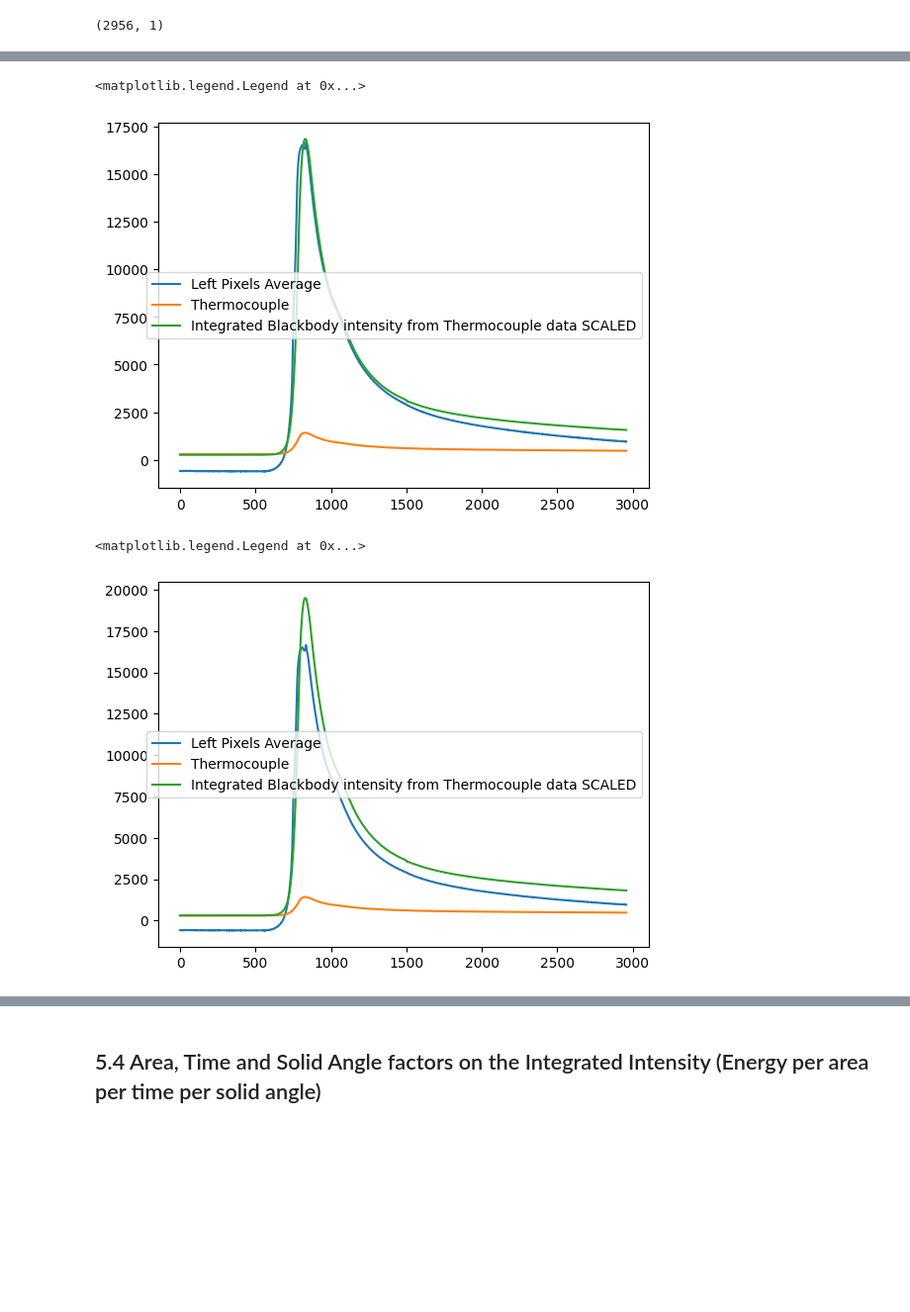
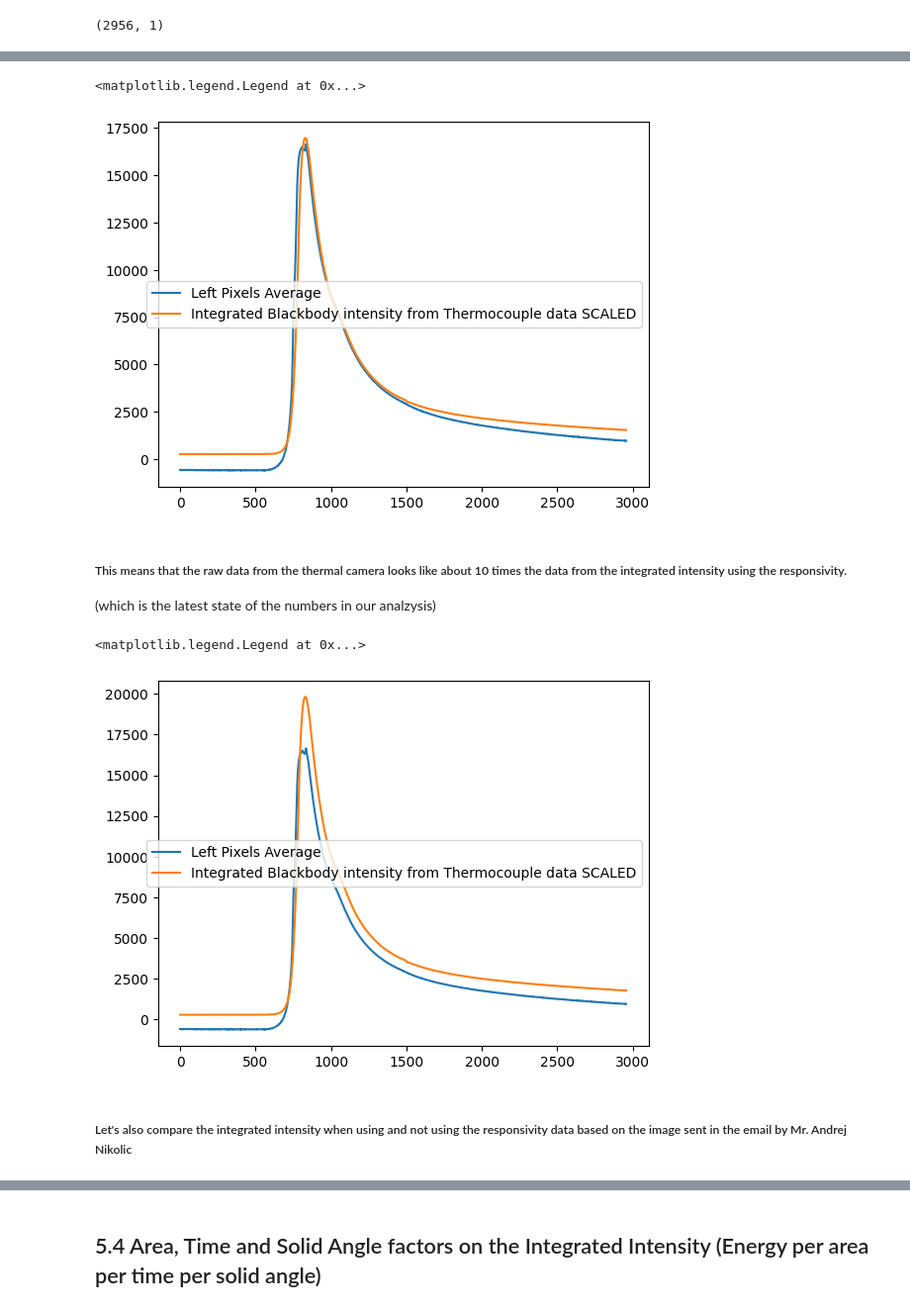
Before and after one commit to KaushalTimilsina/ResearchProject, a Jupyter notebook: Integration.ipynb, the cells around one changed output, grey strips where cells are left out. Shown at 99% size. Cells and saved outputs as stored; diff of their text form; code cells hidden in the pictures; blank space fills up the shorter version.

```diff
--- a/Integration.ipynb
+++ b/Integration.ipynb
@@ -3903,7 +3907,9 @@ def trapezoidal_multiplier_w_responsivity(f_s, responsivity_tuples):
     # For each of the functions, multiply the value of the functions at x_0 together,
     # Then add that value to the sum as the trapezoidal function would do.
     for one_such_f in f_s:
-        prod = prod * (one_such_f(x_0)) * responsivity_tuples[0][1]
+        prod = prod * (one_such_f(x_0))
+    # Multiply the responsivity outside the above loop, so that the mulitplication by responsivity is only done once
+    prod = prod  * responsivity_tuples[0][1]
     sum += prod/2.0
 
     # For x_1 to x_{N-1}
@@ -3912,13 +3918,17 @@ def trapezoidal_multiplier_w_responsivity(f_s, responsivity_tuples):
 
         prod = 1.0
         for one_such_f in f_s:
-            prod = prod * (one_such_f(x_k)) * responsivity_tuples[i][1]
+            prod = prod * (one_such_f(x_k))
+        # Multiply the responsivity outside the above loop, so that the mulitplication by responsivity is only done once
+        prod = prod * responsivity_tuples[i][1]
         sum += prod
 
     # For x_N
     prod = 1.0
     for one_such_f in f_s:
-        prod = prod * (one_such_f(x_N)) * responsivity_tuples[-1][1]
+        prod = prod * (one_such_f(x_N))
+    # Multiply the responsivity outside the above loop, so that the mulitplication by responsivity is only done once
+    prod = prod * responsivity_tuples[-1][1]
     sum += prod/2.0
 
     sum = sum * delta_x
@@ -4716,10 +4813,10 @@ plt.plot(np.linspace(0,np.shape(Cam_data_10_cm_min_Left_tc_Left_px_mean_SYNC_TC1
 #plt.plot(np.linspace(0,np.shape(Cam_data_10_cm_min_Left_tc_Right_px_mean_SYNC_TC1_10)[0], np.shape(Cam_data_10_cm_min_Left_tc_Right_px_mean_SYNC_TC1_10)[0]),Cam_data_10_cm_min_Left_tc_Right_px_mean_SYNC_TC1_10, label='Right Pixels Average')
 #plt.plot(np.linspace(0,np.shape(Cam_data_10_cm_min_Left_tc_Below_px_mean_SYNC_TC1_10)[0], np.shape(Cam_data_10_cm_min_Left_tc_Below_px_mean_SYNC_TC1_10)[0]),Cam_data_10_cm_min_Left_tc_Below_px_mean_SYNC_TC1_10, label='Below Pixels Average')
 
-plt.plot(np.linspace(0,np.shape(T_couple1_10_cm_min_SYNC_cam_10LL)[0], np.shape(T_couple1_10_cm_min_SYNC_cam_10LL)[0]),T_couple1_10_cm_min_SYNC_cam_10LL, label='Thermocouple')
+#plt.plot(np.linspace(0,np.shape(T_couple1_10_cm_min_SYNC_cam_10LL)[0], np.shape(T_couple1_10_cm_min_SYNC_cam_10LL)[0]),T_couple1_10_cm_min_SYNC_cam_10LL, label='Thermocouple')
 
 plt.plot(np.linspace(0,np.shape(Matrix_integrated_non_blackbody_intensity_w_responsivity_flattened_scaled)[0], np.shape(Matrix_integrated_non_blackbody_intensity_w_responsivity_flattened_scaled)[0]),Matrix_integrated_non_blackbody_intensity_w_responsivity_flattened_scaled, label='Integrated Blackbody intensity from Thermocouple data SCALED')
 plt.legend(loc='right')
 # %% [output]
 <matplotlib.legend.Legend at 0x...>
-[figure, old version]
+[figure, new version]
@@ -4728,16 +4823,24 @@ Matrix_integrated_non_blackbody_intensity_w_responsivity_flattened_scaled = Matr
+# %% [markdown]
+##### This means that the raw data from the thermal camera looks like about 10 times the data from the integrated intensity using the responsivity.
+(which is the latest state of the numbers in our analzysis)
+# %%
+# Let's scale the data such that the gap between the curves looks constant (for considering shifts in raw thermal camera data)
+Matrix_integrated_non_blackbody_intensity_w_responsivity_flattened_scaled = Matrix_integrated_non_blackbody_intensity_w_responsivity_flattened * 7
 # %%
 # Let's see what the values look like
 plt.plot(np.linspace(0,np.shape(Cam_data_10_cm_min_Left_tc_Left_px_mean_SYNC_TC1_10)[0], np.shape(Cam_data_10_cm_min_Left_tc_Left_px_mean_SYNC_TC1_10)[0]),Cam_data_10_cm_min_Left_tc_Left_px_mean_SYNC_TC1_10, label='Left Pixels Average')
 #plt.plot(np.linspace(0,np.shape(Cam_data_10_cm_min_Left_tc_Right_px_mean_SYNC_TC1_10)[0], np.shape(Cam_data_10_cm_min_Left_tc_Right_px_mean_SYNC_TC1_10)[0]),Cam_data_10_cm_min_Left_tc_Right_px_mean_SYNC_TC1_10, label='Right Pixels Average')
 #plt.plot(np.linspace(0,np.shape(Cam_data_10_cm_min_Left_tc_Below_px_mean_SYNC_TC1_10)[0], np.shape(Cam_data_10_cm_min_Left_tc_Below_px_mean_SYNC_TC1_10)[0]),Cam_data_10_cm_min_Left_tc_Below_px_mean_SYNC_TC1_10, label='Below Pixels Average')
 
-plt.plot(np.linspace(0,np.shape(T_couple1_10_cm_min_SYNC_cam_10LL)[0], np.shape(T_couple1_10_cm_min_SYNC_cam_10LL)[0]),T_couple1_10_cm_min_SYNC_cam_10LL, label='Thermocouple')
+#plt.plot(np.linspace(0,np.shape(T_couple1_10_cm_min_SYNC_cam_10LL)[0], np.shape(T_couple1_10_cm_min_SYNC_cam_10LL)[0]),T_couple1_10_cm_min_SYNC_cam_10LL, label='Thermocouple')
 
 plt.plot(np.linspace(0,np.shape(Matrix_integrated_non_blackbody_intensity_w_responsivity_flattened_scaled)[0], np.shape(Matrix_integrated_non_blackbody_intensity_w_responsivity_flattened_scaled)[0]),Matrix_integrated_non_blackbody_intensity_w_responsivity_flattened_scaled, label='Integrated Blackbody intensity from Thermocouple data SCALED')
 plt.legend(loc='right')
 # %% [output]
 <matplotlib.legend.Legend at 0x...>
-[figure, old version]
+[figure, new version]
+# %% [markdown]
+##### Let's also compare the integrated intensity when using and not using the responsivity data based on the image sent in the email by Mr. Andrej Nikolic
 # %%
 plt.plot(np.linspace(0,np.shape(Matrix_integrated_non_blackbody_intensity_flattened)[0], np.shape(Matrix_integrated_non_blackbody_intensity_flattened)[0]),Matrix_integrated_non_blackbody_intensity_flattened, label='WO\ responsivity')
 plt.legend()
```
Also changed, not shown: parts of 66 cells of this notebook.
